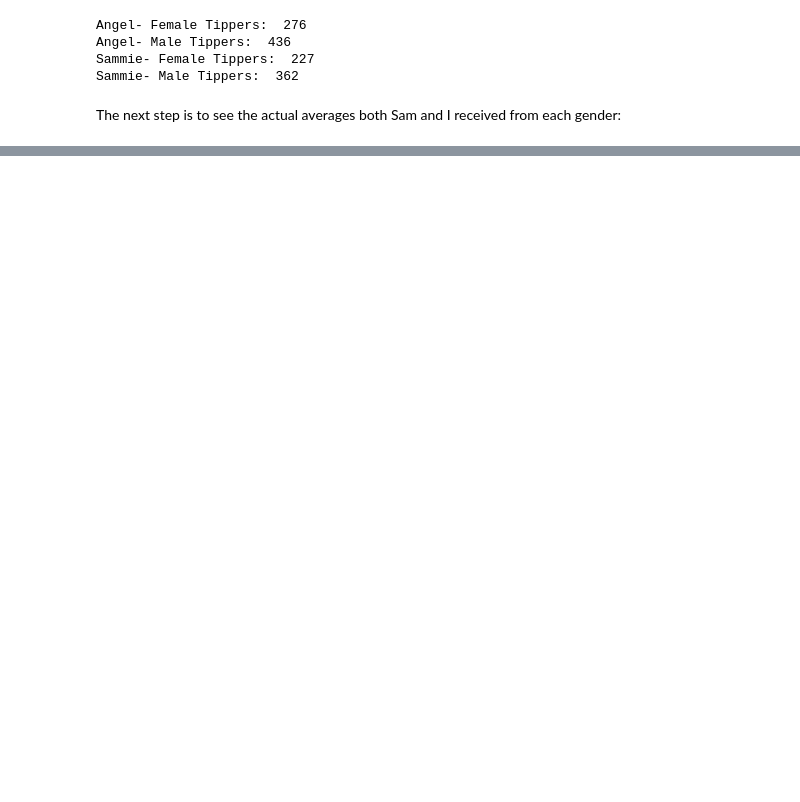
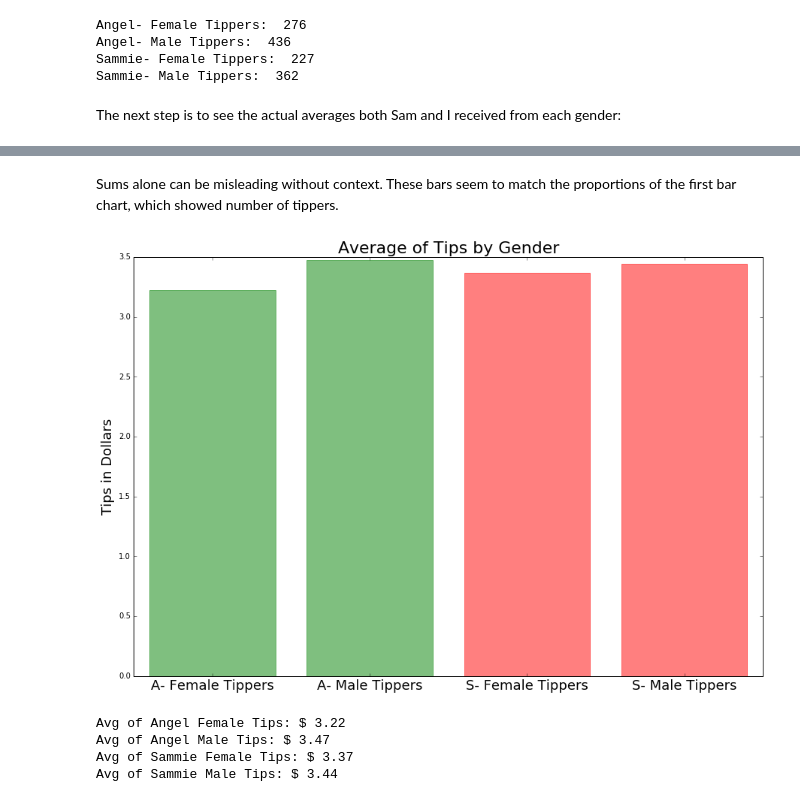
Before and after one commit to angelddaz/pizza_delivery, a Jupyter notebook: Jupyter Notebooks/002pizza_gender_tipping.ipynb, the cells around one changed output, grey strips where cells are left out. Drawn from its saved outputs; the diff is of its cells as text; code cells hidden in the pictures; blank space fills up the shorter version.

```diff
--- a/Jupyter Notebooks/002pizza_gender_tipping.ipynb
+++ b/Jupyter Notebooks/002pizza_gender_tipping.ipynb
@@ -162,0 +154,41 @@ AttributeError: 'numpy.int32' object has no attribute 'count'
+# %% [markdown]
+Sums alone can be misleading without context. These bars seem to match the proportions of the first bar chart, which showed number of tippers.
+# %%
+#Now to grab all four counts
+aFcount = aDels.loc[aDels['GenderOfTipper'] == 'Female', 'Tip'].count()
+aMcount = aDels.loc[aDels['GenderOfTipper'] == 'Male', 'Tip'].count()
+sFcount = sDels.loc[sDels['GenderOfTipper'] == 'Female', 'Tip'].count()
+sMcount = sDels.loc[sDels['GenderOfTipper'] == 'Male', 'Tip'].count()
+
+
+#Finally Averages
+#Here is where it starts to get interesting:
+aFavg = aFsum / aFcount
+aMavg = aMsum / aMcount
+sFavg = sFsum / sFcount
+sMavg = sMsum / sMcount
+
+#objects was created in the first bar chart creation
+xvals = [aFavg, aMavg, sFavg, sMavg]
+
+barlist = pl.bar(y_pos, xvals, align='center', alpha=0.5)
+pl.xticks(y_pos, objects, fontsize=18)
+barlist[0].set_color('g') #for the heck of it
+barlist[1].set_color('g')
+barlist[2].set_color('r')
+barlist[3].set_color('r')
+pl.ylabel('Tips in Dollars', fontsize=18)
+pl.title('Average of Tips by Gender', fontsize=22)
+pl.rcParams['figure.figsize'] = (15, 10)
+pl.show()
+
+print "Avg of Angel Female Tips: $ %.2f" %aFavg
+print "Avg of Angel Male Tips: $ %.2f" %aMavg
+print "Avg of Sammie Female Tips: $ %.2f" %sFavg
+print "Avg of Sammie Male Tips: $ %.2f" %sMavg, "\n"
+# %% [output]
+[figure, added]
+Avg of Angel Female Tips: $ 3.22
+Avg of Angel Male Tips: $ 3.47
+Avg of Sammie Female Tips: $ 3.37
+Avg of Sammie Male Tips: $ 3.44
```
Also changed, not shown: parts of 10 cells of this notebook.
